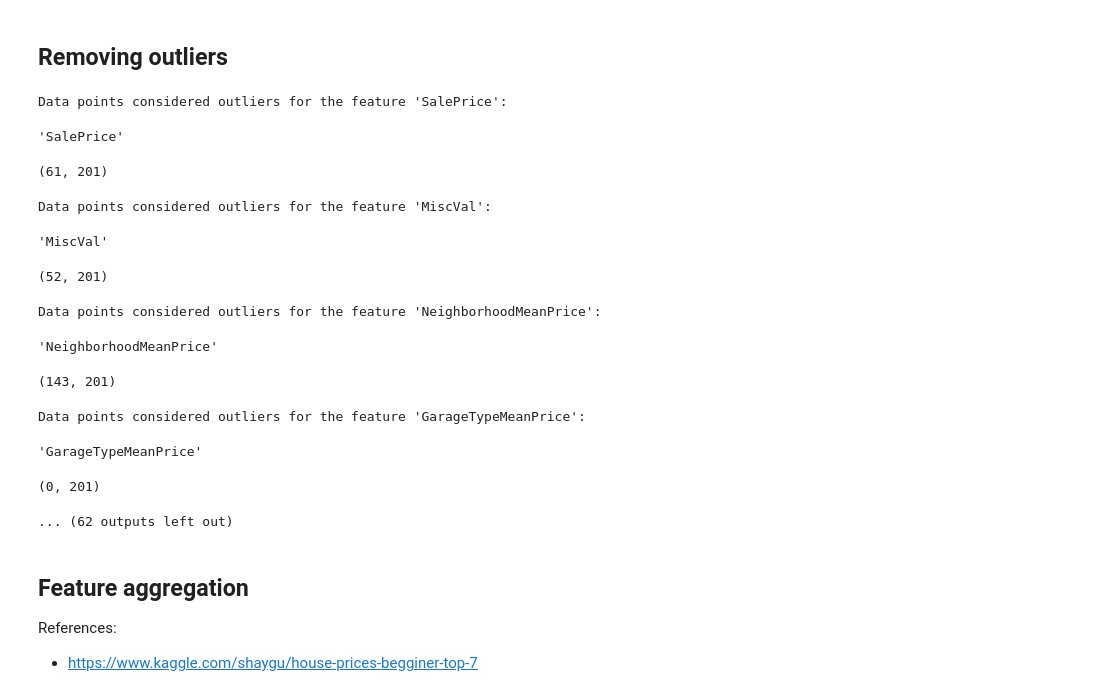
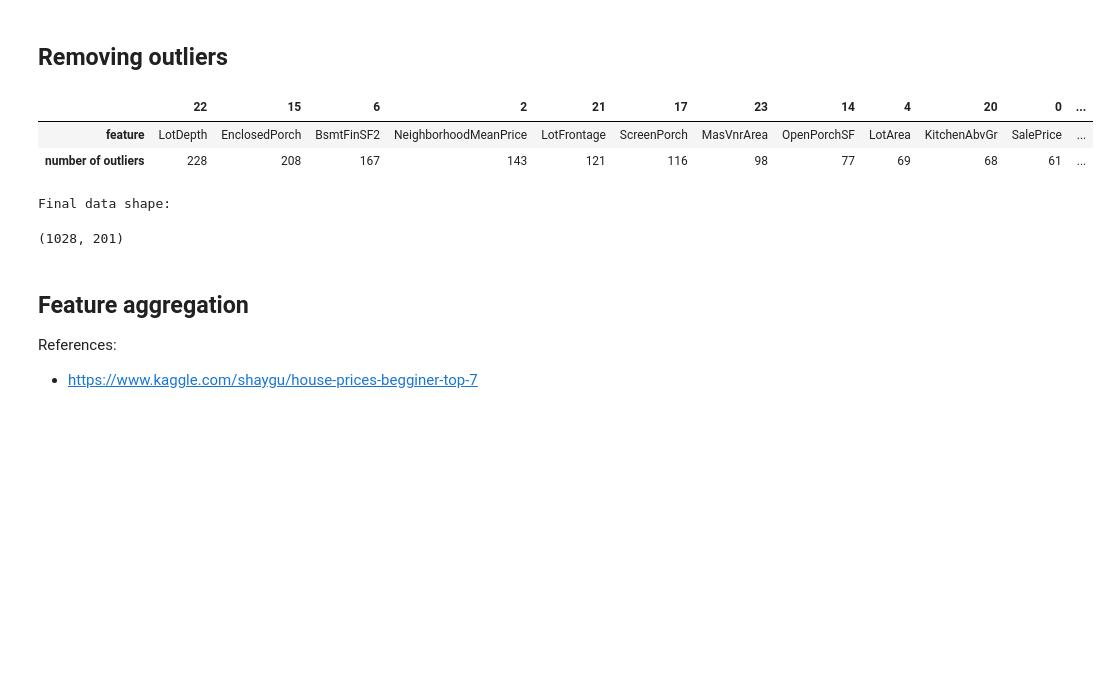
Before and after one commit to adrifmonte/house-prices, a Jupyter notebook: house-prices-part-2.ipynb, the cells around one changed output. Saved outputs shown, nothing was run; the diff lists cells and outputs as text; code cells hidden in the pictures; blank space fills up the shorter version.

```diff
--- a/house-prices-part-2.ipynb
+++ b/house-prices-part-2.ipynb
@@ -53,6 +53,8 @@ features_to_check_for_outliers = [
 ]
 
 # For each feature find the data points with extreme high or low values
+features = []
+features_outliers_quantities = []
 for feature in features_to_check_for_outliers:
 
     # TODO: Calculate Q1 (25th percentile of the data) for the given feature
@@ -65,49 +67,46 @@ for feature in features_to_check_for_outliers:
     step = (Q3 - Q1) * 1.5
 
     # Display the outliers
-    print("Data points considered outliers for the feature '{}':".format(feature))
+    # print("Data points considered outliers for the feature '{}':".format(feature))
     feature_outliers = train_data[~((train_data[feature] >= Q1 - step) & (train_data[feature] <= Q3 + step))]
     # display(feature_outliers)
-    display(feature)
-    display(feature_outliers.shape)
+
+    features.append(feature)
+    features_outliers_quantities.append(feature_outliers.shape[0])
 
     outliers_data = outliers_data.append(feature_outliers)
+
+outliers_df = pd.DataFrame({ 'feature': features, 'number of outliers': features_outliers_quantities })
+outliers_df = outliers_df.sort_values(by='number of outliers',ascending=False)
+display(outliers_df[outliers_df['number of outliers'] > 60].transpose())
 
 # OPTIONAL: Create Duplicated feature column
 outliers_data[outlier_column] = outliers_data.duplicated(keep=False)
 # OPTIONAL: Drop duplicated rows
 outliers_data_deduplicated = outliers_data.sort_index().drop_duplicates()
 # OPTIONAL: Filter rows with Duplicated == True
 outliers_in_more_than_one_feature = outliers_data_deduplicated[outliers_data_deduplicated[outlier_column]]
 
 # Display rows with more than one feature considered outlier
 # print("Data points considered outliers for more than one feature:")
 # display(outliers_in_more_than_one_feature)
 
 # OPTIONAL: Select the indices for data points you wish to remove
 # Remove data points where more than one feature is considered outlier
 outliers  = outliers_in_more_than_one_feature.index
 
 # Remove the outliers, if any were specified
 good_data = train_data.drop(train_data.index[outliers]).reset_index(drop = True)
 
 
 print("Final data shape:")
 display(good_data.shape)
 # %% [output]
+|  | 22 | 15 | 6 | 2 | 21 | 17 | 23 | 14 | 4 | 20 | 0 | ... |
+| feature | LotDepth | EnclosedPorch | BsmtFinSF2 | NeighborhoodMeanPrice | LotFrontage | ScreenPorch | MasVnrArea | OpenPorchSF | LotArea | KitchenAbvGr | SalePrice | ... |
+| number of outliers | 228 | 208 | 167 | 143 | 121 | 116 | 98 | 77 | 69 | 68 | 61 | ... |
-Data points considered outliers for the feature 'SalePrice':
+Final data shape:
-'SalePrice'
+(1028, 201)
-(61, 201)
-Data points considered outliers for the feature 'MiscVal':
-'MiscVal'
-(52, 201)
-Data points considered outliers for the feature 'NeighborhoodMeanPrice':
-'NeighborhoodMeanPrice'
-(143, 201)
-Data points considered outliers for the feature 'GarageTypeMeanPrice':
-'GarageTypeMeanPrice'
-(0, 201)
-... (62 outputs left out)
 # %% [markdown]
 ## Feature aggregation
 
```
Also changed, not shown: parts of 3 cells of this notebook, 19 other files.
